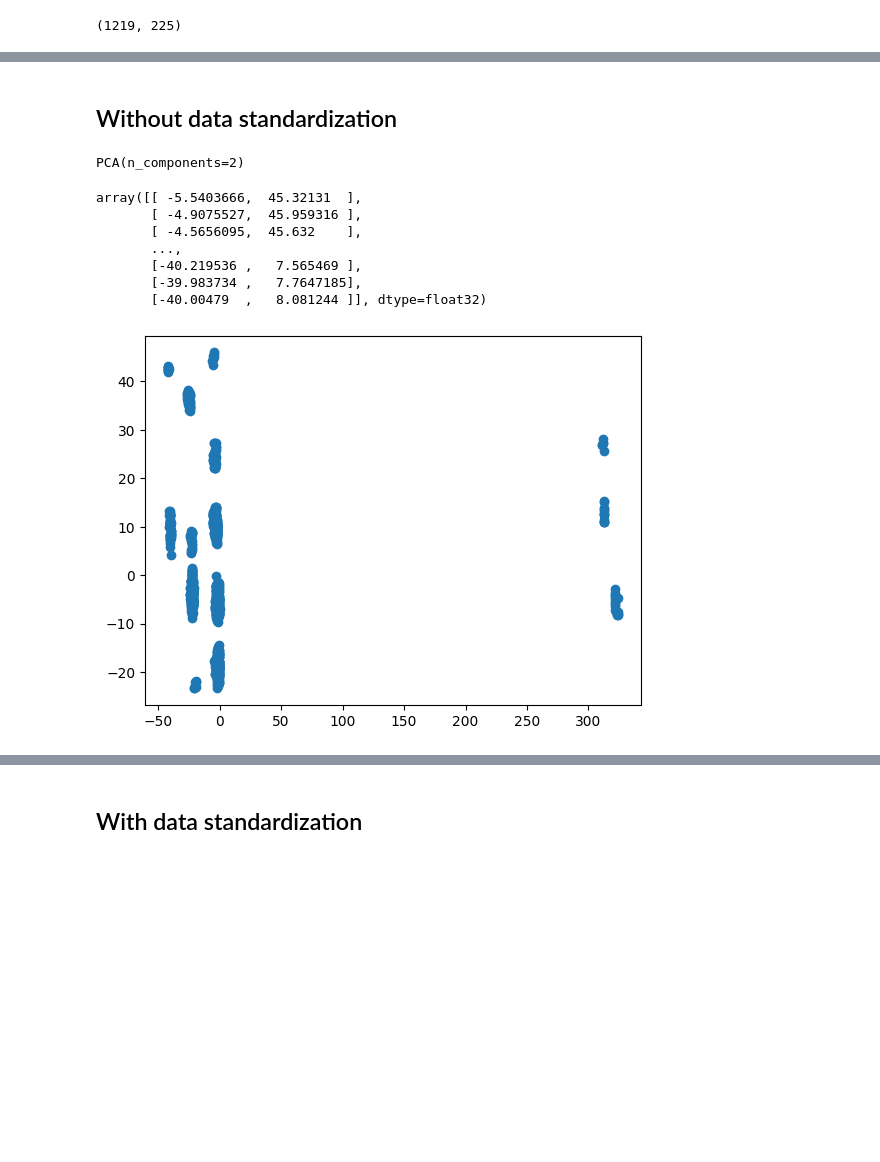
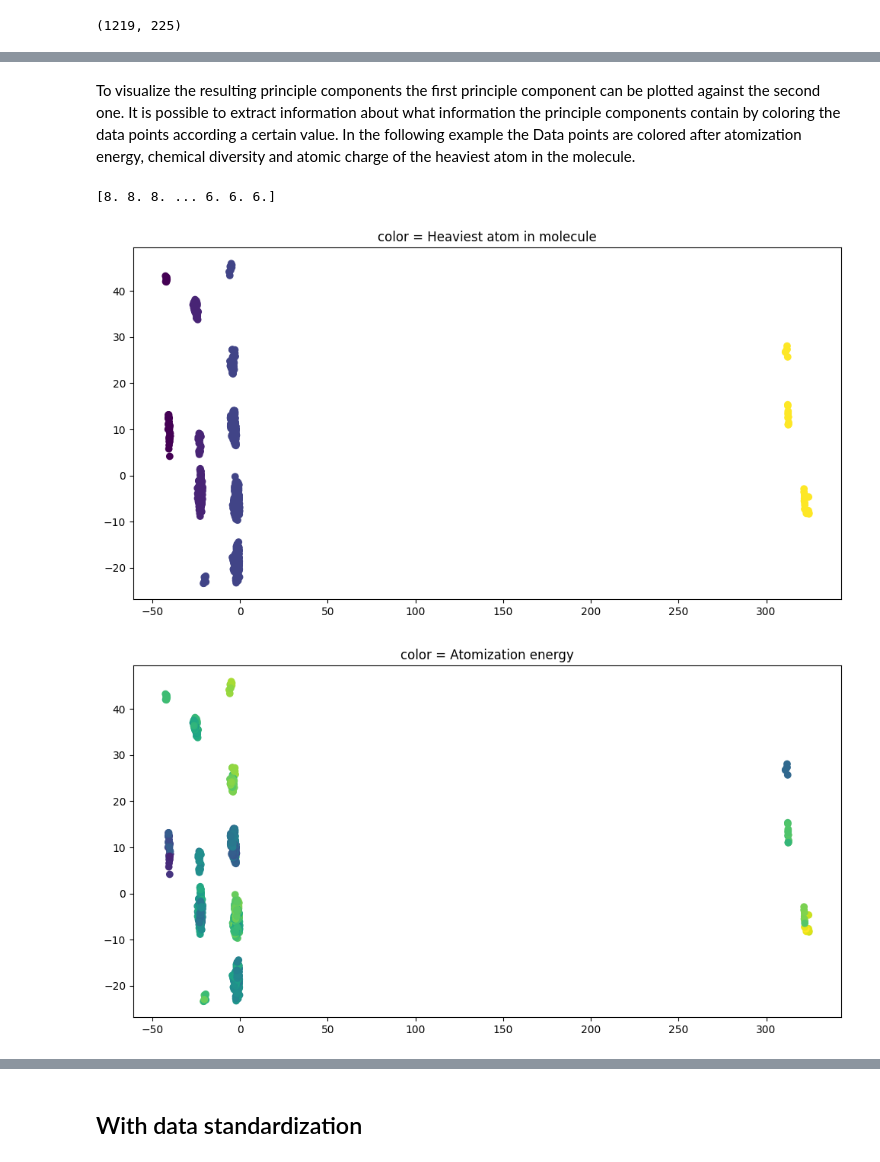
Before and after one commit to rhyan10/unsupervised-learning-molecular-systems, a Jupyter notebook: 2-Dimensionality-Reduction/2-Tutorial.ipynb, the cells around one changed output, grey strips where cells are left out. Saved outputs shown, nothing was run; the diff lists cells and outputs as text; code cells hidden in the pictures; blank space fills up the shorter version.

```diff
--- a/2-Dimensionality-Reduction/2-Tutorial.ipynb
+++ b/2-Dimensionality-Reduction/2-Tutorial.ipynb
@@ -168,23 +175,21 @@ from sklearn.decomposition import PCA
-# %% [markdown]
-## Without data standardization
-# %%
-pca = PCA(n_components=2)
-pca.fit(df_qm7_cm)
-# %% [output]
-PCA(n_components=2)
-# %%
-X_reduced = pca.transform(df_qm7_cm)
-X_reduced
-# %% [output]
-array([[ -5.5403666,  45.32131  ],
-       [ -4.9075527,  45.959316 ],
-       [ -4.5656095,  45.632    ],
-       ...,
-       [-40.219536 ,   7.565469 ],
-       [-39.983734 ,   7.7647185],
-       [-40.00479  ,   8.081244 ]], dtype=float32)
-# %%
-plt.scatter(X_reduced[:,0], X_reduced[:,1])
-plt.show()
-# %% [output]
-[figure, removed]
+# %% [markdown]
+To visualize the resulting principle components the first principle component can be plotted against the second one. It is possible to extract information about what information the principle components contain by coloring the data points according a certain value. In the following example the Data points are colored after atomization energy, chemical diversity and atomic charge of the heaviest atom in the molecule.
+# %%
+max_Z = qm7_data['Z'].max(axis=1)
+print (max_Z)
+plt.scatter(X_reduced[:,0], X_reduced[:,1],c=max_Z)
+plt.title("color = Heaviest atom in molecule")
+plt.show()
+
+plt.scatter(X_reduced[:,0], X_reduced[:,1],c=qm7_data["T"])
+plt.title("color = Atomization energy")
+plt.show()
+
+df_u = pd.DataFrame(qm7_data["Z"])
+plt.scatter(X_reduced[:,0], X_reduced[:,1],c=df_u.nunique(axis=1))
+plt.title("color = Chem diversity")
+plt.show()
+# %% [output]
+[8. 8. 8. ... 6. 6. 6.]
+[figure, added]
+[figure, added]
```
Also changed, not shown: parts of 37 cells of this notebook, 1 other file.
